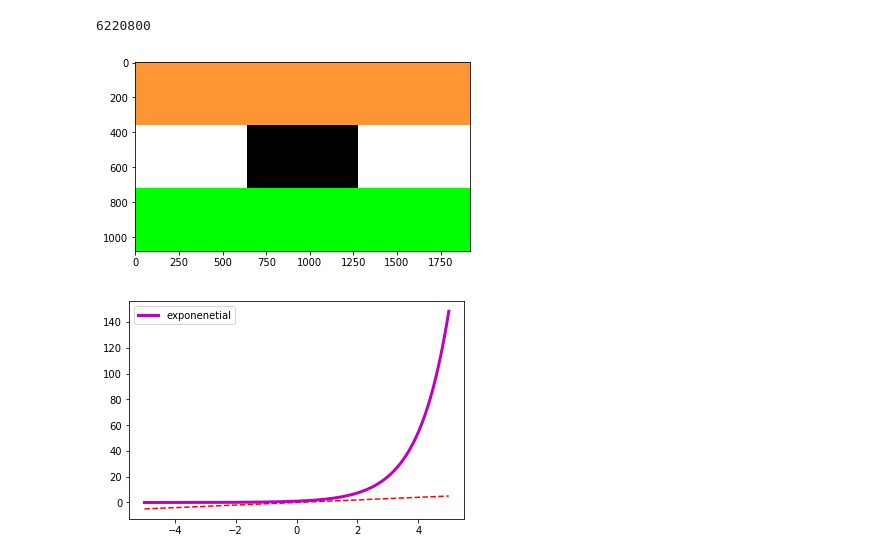
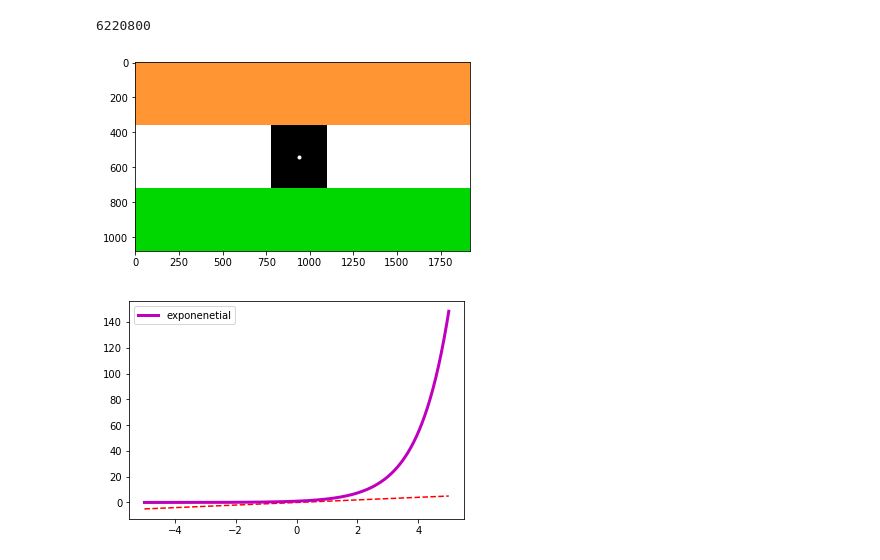
Before and after one commit to yaminisingh31/python, a Jupyter notebook: data_science/visualization.ipynb, the cells around one changed output. Saved outputs shown, nothing was run; the diff lists cells and outputs as text; code cells hidden in the pictures.

```diff
--- a/data_science/visualization.ipynb
+++ b/data_science/visualization.ipynb
@@ -6,16 +6,19 @@
 # %%
 import numpy as np
 import matplotlib.pyplot as plt
 %matplotlib inline
 a=np.ones(6220800,dtype=np.uint8).reshape(1080,1920,3)*255
 a[:360,:,:]=[255,150,51]
 a[360:720,:,:]=[255,255,255]
-area=a[360:720,640:1280,:]=[0,0,0]
-a[720:,:,:]=[0,255,0]
+a[360:720,780:1100,:]=[0,0,0]
+plt.plot(940,540,'w.')
+
+a[720:,:,:]=[0,215,0]
+
 plt.imshow(a)
 plt.show()
 # %% [output]
-[figure, old version]
+[figure, new version]
 # %%
 x=np.linspace(-5,5,1000)
 # %%
```
Also changed, not shown: parts of 1 cell of this notebook, 49 other files.
